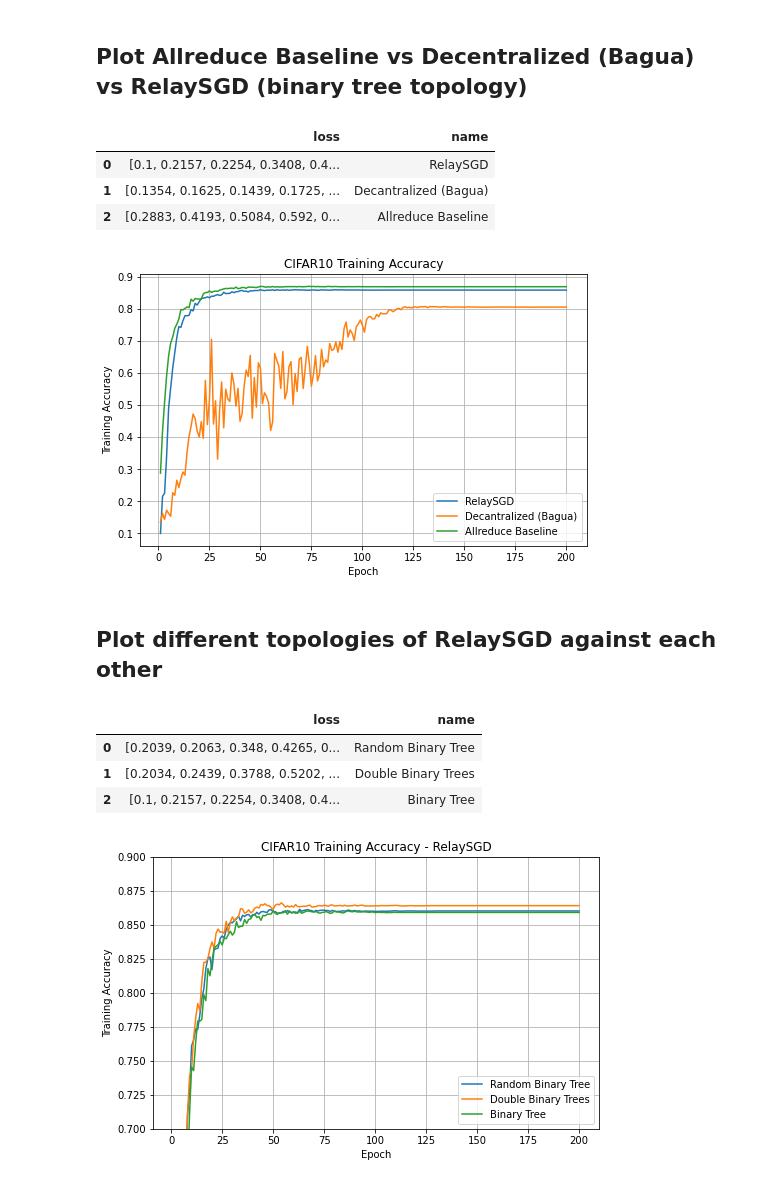
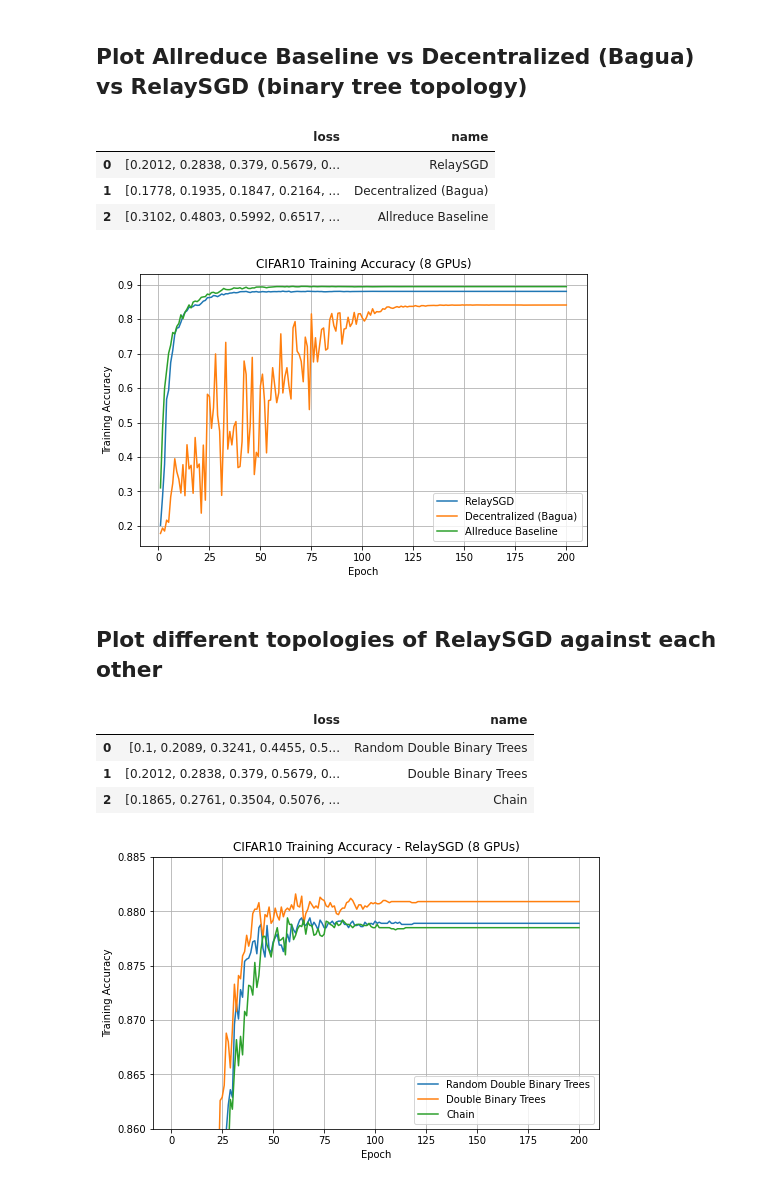
Before and after one commit to samuelbohl/RelaySGD, a Jupyter notebook: notebooks/cifar_plots.ipynb, the cells around one changed output. Drawn from its saved outputs; the diff is of its cells as text; code cells hidden in the pictures.

```diff
--- a/notebooks/cifar_plots.ipynb
+++ b/notebooks/cifar_plots.ipynb
@@ -29,7 +29,7 @@ data = {
     "name": []
 }
 
-files = [file for file in listdir("../logs") if "cifar" in file and "6" in file and "top" not in file]
+files = [file for file in listdir("../logs") if "cifar" in file and "8" in file and "full-data" in file and (("relay" in file and "dbt" in file) or not "relay" in file)]
 files.sort(reverse=True)
 
 for name in files:
@@ -45,7 +45,7 @@ for name in files:
     elif "allreduce" in name:
         name = "Allreduce Baseline"
     elif "decentralized" in name:
-        name = "Decantralized (Bagua)"
+        name = "Decentralized (Bagua)"
 
     data["name"].append(name)
 
@@ -54,16 +54,16 @@ df = pd.DataFrame(data)
 df
 # %% [output]
 |  | loss | name |
-| 0 | [0.1, 0.2157, 0.2254, 0.3408, 0.4... | RelaySGD |
-| 1 | [0.1354, 0.1625, 0.1439, 0.1725, ... | Decantralized (Bagua) |
-| 2 | [0.2883, 0.4193, 0.5084, 0.592, 0... | Allreduce Baseline |
+| 0 | [0.2012, 0.2838, 0.379, 0.5679, 0... | RelaySGD |
+| 1 | [0.1778, 0.1935, 0.1847, 0.2164, ... | Decentralized (Bagua) |
+| 2 | [0.3102, 0.4803, 0.5992, 0.6517, ... | Allreduce Baseline |
 # %%
 import numpy as np
 import matplotlib.pyplot as plt
 
 num_epochs = None
 
-plt.figure(figsize=(8, 5))
+fig = plt.figure(figsize=(8, 5))
 for i, row in df.iterrows():
     row_iters = len(row["loss"])
     if num_epochs is None: num_epochs = row_iters
@@ -71,16 +71,17 @@ for i, row in df.iterrows():
     t = np.arange(1, num_epochs + 1)
     plt.plot(t, row["loss"], label=row["name"])
 
-plt.title(f"CIFAR10 Training Accuracy")
+plt.title(f"CIFAR10 Training Accuracy (8 GPUs)")
 plt.xlabel("Epoch")
 plt.ylabel("Training Accuracy")
 #plt.ylim(0.5, 0.9)
 #plt.yscale("log")
 plt.grid(True)
 plt.legend()
+fig.patch.set_facecolor('white')
 plt.show()
 # %% [output]
-[figure, old version]
+[figure, new version]
 # %% [markdown]
 ## Plot different topologies of RelaySGD against each other
 # %%
@@ -93,7 +94,7 @@ data = {
     "name": []
 }
 
-files = [file for file in listdir("../logs") if "cifar" in file and "6" in file and "relay" in file]
+files = [file for file in listdir("../logs") if "cifar" in file and "8" in file and "relay" in file and "full-data" in file]
 files.sort(reverse=True)
 
 for name in files:
@@ -105,6 +106,8 @@ for name in files:
     name = name.removesuffix('.log')
     if "rand" in name:
         name = "Random Binary Tree"
+    elif "rdbt" in name:
+        name = "Random Double Binary Trees"
     elif "dbt" in name:
         name = "Double Binary Trees"
     elif "chain" in name:
@@ -119,30 +122,30 @@ df = pd.DataFrame(data)
 df
 # %% [output]
 |  | loss | name |
-| 0 | [0.2039, 0.2063, 0.348, 0.4265, 0... | Random Binary Tree |
-| 1 | [0.2034, 0.2439, 0.3788, 0.5202, ... | Double Binary Trees |
-| 2 | [0.1, 0.2157, 0.2254, 0.3408, 0.4... | Binary Tree |
+| 0 | [0.1, 0.2089, 0.3241, 0.4455, 0.5... | Random Double Binary Trees |
+| 1 | [0.2012, 0.2838, 0.379, 0.5679, 0... | Double Binary Trees |
+| 2 | [0.1865, 0.2761, 0.3504, 0.5076, ... | Chain |
 # %%
 import numpy as np
 import matplotlib.pyplot as plt
 
 num_epochs = None
 
 plt.figure(figsize=(8, 5))
 for i, row in df.iterrows():
     row_iters = len(row["loss"])
     if num_epochs is None: num_epochs = row_iters
     else: assert row_iters == num_epochs, "number of its should be consistent"
     t = np.arange(1, num_epochs + 1)
     plt.plot(t, row["loss"], label=row["name"])
 
-plt.title(f"CIFAR10 Training Accuracy - RelaySGD")
+plt.title(f"CIFAR10 Training Accuracy - RelaySGD (8 GPUs)")
 plt.xlabel("Epoch")
 plt.ylabel("Training Accuracy")
-plt.ylim(0.7, 0.9)
+plt.ylim(0.86, 0.885)
 #plt.yscale("log")
 plt.grid(True)
 plt.legend()
 plt.show()
 # %% [output]
-[figure, old version]
+[figure, new version]
```
Also changed, not shown: 2 other files.
